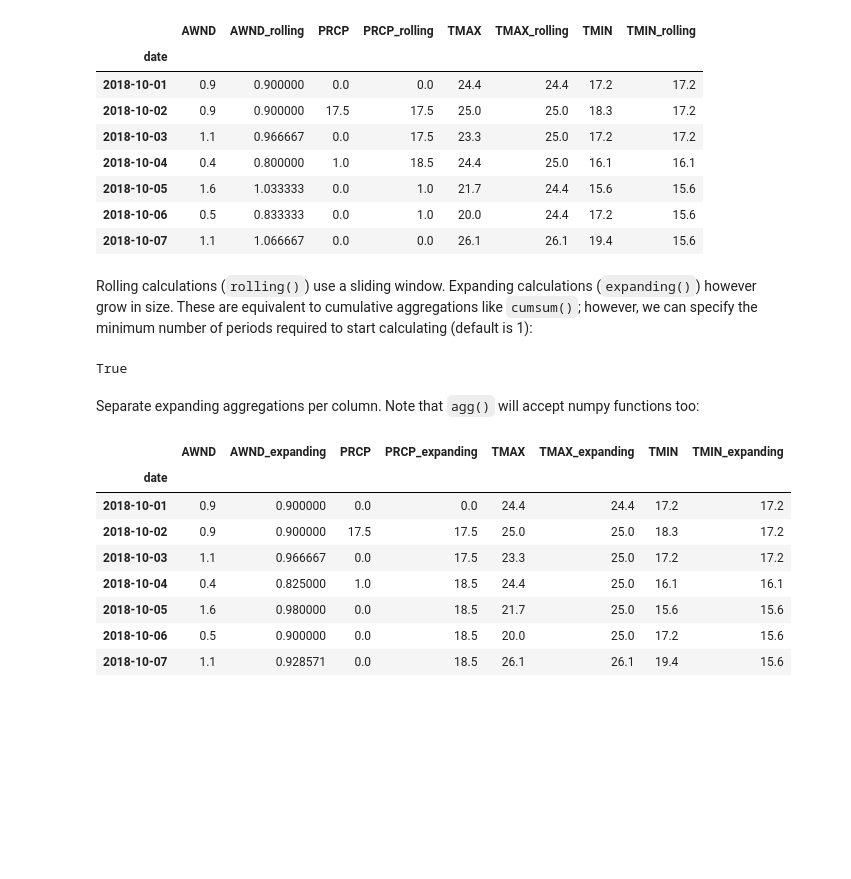
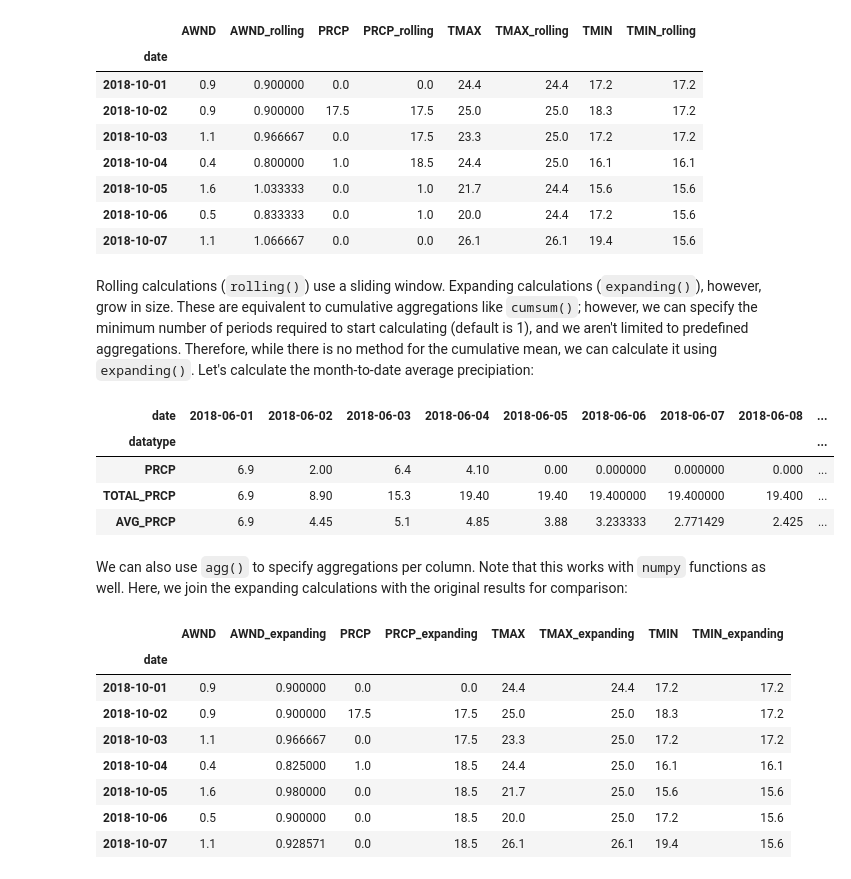
Before and after one commit to stefmolin/Hands-On-Data-Analysis-with-Pandas-2nd-edition, a Jupyter notebook: ch_04/2-dataframe_operations.ipynb, the cells around one changed output. Drawn from its saved outputs; the diff is of its cells as text; code cells hidden in the pictures; blank space fills up the shorter version.

Commit message:
Update window calculations.

```diff
--- a/ch_04/2-dataframe_operations.ipynb
+++ b/ch_04/2-dataframe_operations.ipynb
@@ -340,13 +340,20 @@ central_park_weather['2018-10-01':'2018-10-07'].rolling('3D').agg(
 | 2018-10-06 | 0.5 | 0.833333 | 0.0 | 1.0 | 20.0 | 24.4 | 17.2 | 15.6 |
 | 2018-10-07 | 1.1 | 1.066667 | 0.0 | 0.0 | 26.1 | 26.1 | 19.4 | 15.6 |
 # %% [markdown]
-Rolling calculations (`rolling()`) use a sliding window. Expanding calculations (`expanding()`) however grow in size. These are equivalent to cumulative aggregations like `cumsum()`; however, we can specify the minimum number of periods required to start calculating (default is 1):
+Rolling calculations (`rolling()`) use a sliding window. Expanding calculations (`expanding()`), however, grow in size. These are equivalent to cumulative aggregations like `cumsum()`; however, we can specify the minimum number of periods required to start calculating (default is 1), and we aren't limited to predefined aggregations. Therefore, while there is no method for the cumulative mean, we can calculate it using `expanding()`. Let's calculate the month-to-date average precipiation:
-# %%
-central_park_weather.PRCP.expanding().sum().equals(central_park_weather.PRCP.cumsum())
-# %% [output]
-True
-# %% [markdown]
-Separate expanding aggregations per column. Note that `agg()` will accept numpy functions too:
+# %%
+central_park_weather['2018-06'].assign(
+    TOTAL_PRCP=lambda x: x.PRCP.cumsum(),
+    AVG_PRCP=lambda x: x.PRCP.expanding().mean()
+).head(10)[['PRCP', 'TOTAL_PRCP', 'AVG_PRCP']].T
+# %% [output]
+| date | 2018-06-01 | 2018-06-02 | 2018-06-03 | 2018-06-04 | 2018-06-05 | 2018-06-06 | 2018-06-07 | 2018-06-08 | ... |
+| datatype |  |  |  |  |  |  |  |  | ... |
+| PRCP | 6.9 | 2.00 | 6.4 | 4.10 | 0.00 | 0.000000 | 0.000000 | 0.000 | ... |
+| TOTAL_PRCP | 6.9 | 8.90 | 15.3 | 19.40 | 19.40 | 19.400000 | 19.400000 | 19.400 | ... |
+| AVG_PRCP | 6.9 | 4.45 | 5.1 | 4.85 | 3.88 | 3.233333 | 2.771429 | 2.425 | ... |
+# %% [markdown]
+We can also use `agg()` to specify aggregations per column. Note that this works with `numpy` functions as well. Here, we join the expanding calculations with the original results for comparison:
 # %%
 central_park_weather['2018-10-01':'2018-10-07'].expanding().agg(
     {'TMAX': np.max, 'TMIN': np.min, 'AWND': np.mean, 'PRCP': np.sum}
```
Also changed, not shown: parts of 4 cells of this notebook.
